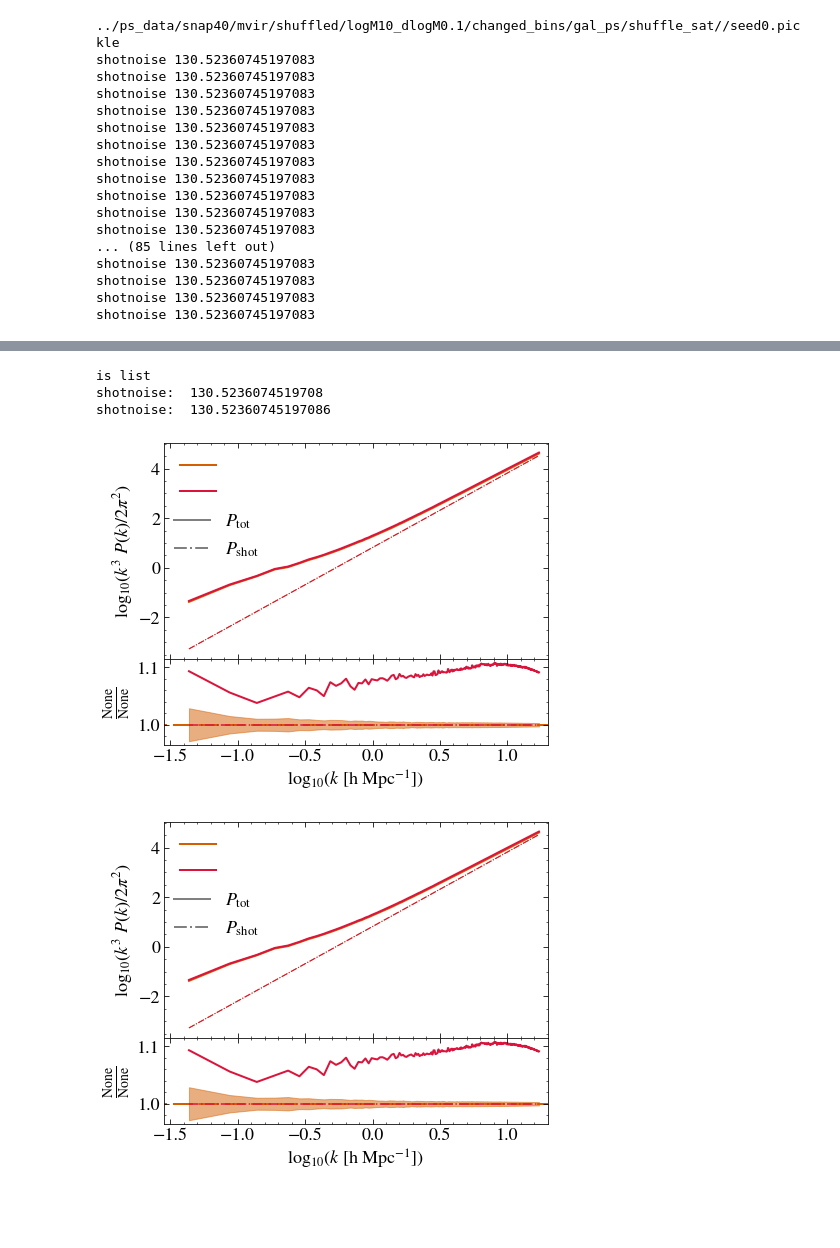
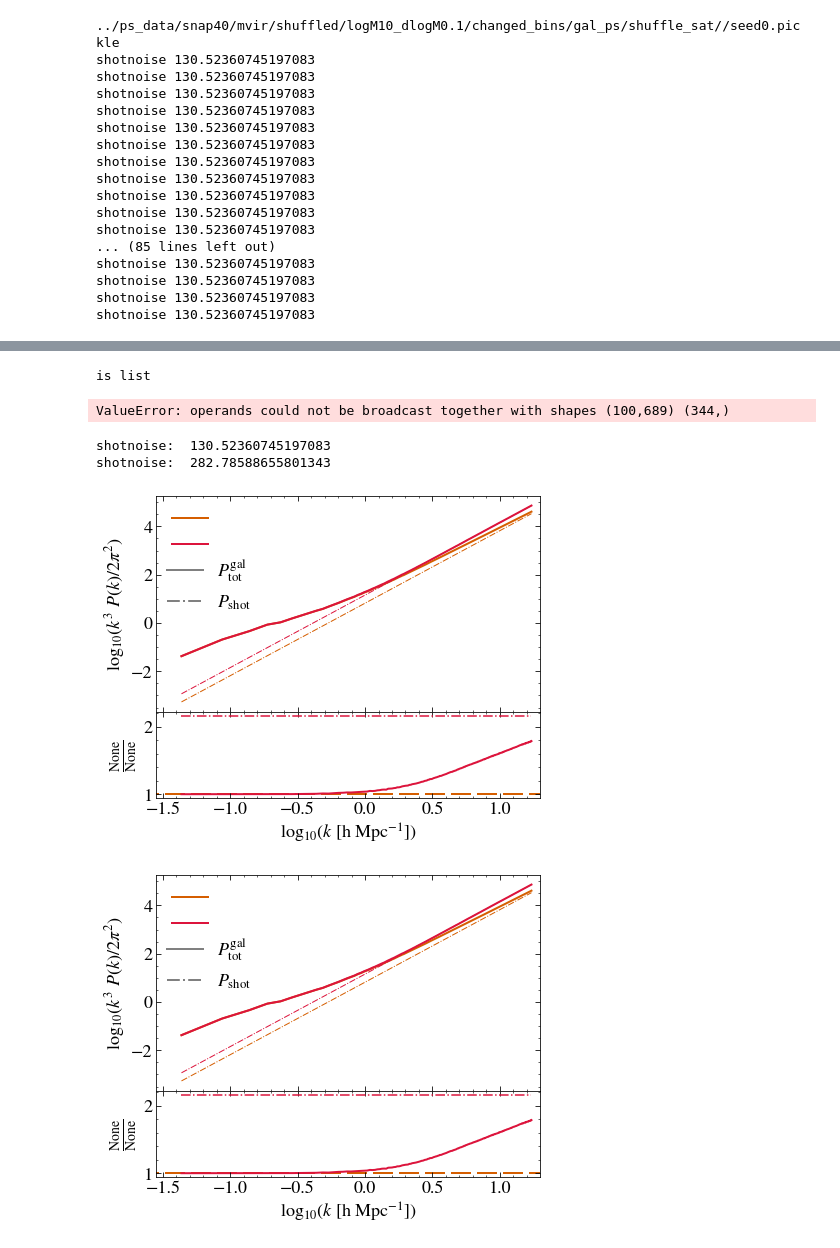
Before and after one commit to ruilan-zh/paper1, a Jupyter notebook: assembly bias/shuffled_1-halo_term.ipynb, the cells around one changed output, grey strips where cells are left out. Drawn from its saved outputs; the diff is of its cells as text; code cells hidden in the pictures; blank space fills up the shorter version.

Commit message:
remade some plot code

```diff
--- a/assembly bias/shuffled_1-halo_term.ipynb
+++ b/assembly bias/shuffled_1-halo_term.ipynb
@@ -67,6 +67,8 @@ shotnoise 352.60039701132393
 logM_names = ["logMmax11", "logM11-11.5", "logM11.5-12", "logM12-12.5", "logM12.5-13", "logMmin13"]
 # %%
 logM_names = [""]
+# %%
+logM_names = ["logM12.5-13"]
 # %%
 object2shuffle = "cent"
 interp="tsc"
@@ -165,3 +167,42 @@ shotnoise 130.52360745197083
 shotnoise 130.52360745197083
 shotnoise 130.52360745197083
 shotnoise 130.52360745197083
+# %%
+
+object2shuffle = "sat"
+interp="tsc"
+Pk_shuffled_list_sats_group = []
+
+for logM_name in logM_names:
+    Pk_shuffled_list = []
+    names_list = []
+    seed_i = 0
+    seed_f = 10
+    n_seed = seed_f - seed_i
+
+    power_list = []
+    mean_intensities = []
+    #odir = "ps_data"
+    snapnum=40
+
+    for seed in range(seed_i,seed_f):
+        fname = f"{odir}/snap40/mvir/shuffled/logM10_dlogM0.1/changed_bins/group_ps/shuffle_{object2shuffle}/{logM_name}/seed{seed}.pickle"
+
+        if seed == 0:
+            print(fname)
+        with open(fname, "rb") as f:
+            Pk_mean_gal_shuffled = pickle.load(f)
+            #print("mean", Pk_mean_cent_shuffled)
+            Pk_gal_shuffled = pickle.load(f)
+            #print(Pk_mean_gal_shuffled)
+            power_list.append(Pk_gal_shuffled["power"].real)
+
+            mean_intensities.append(Pk_mean_gal_shuffled)
+
+            print("shotnoise", Pk_gal_shuffled.attrs["shotnoise"])
+            Pk_shuffled_list.append(Pk_gal_shuffled)
+            names_list.append(f"seed{seed}")
+
+
+    power_arr = np.array(power_list)
+    Pk_shuffled_list_sats_group.append(Pk_shuffled_list)
@@ -169,7 +222,11 @@ shotnoise 130.52360745197083
 ps.compare_ps_plot([Pk_gal10], mean_of_seeds_lists=Pk_shuffled_list_sats)
 # %% [output]
 is list
-shotnoise:  130.5236074519708
-shotnoise:  130.52360745197086
-[figure, removed]
-[figure, removed]
+ValueError: operands could not be broadcast together with shapes (100,689) (344,)
+# %%
+ps.compare_ps_plot([ Pk_shuffled_list_sats[0][0], Pk_shuffled_list_sats_group[0][0]])
+# %% [output]
+shotnoise:  130.52360745197083
+shotnoise:  282.78588655801343
+[figure, added]
+[figure, added]
```
Also changed, not shown: parts of 16 cells of this notebook, 50 other files.
